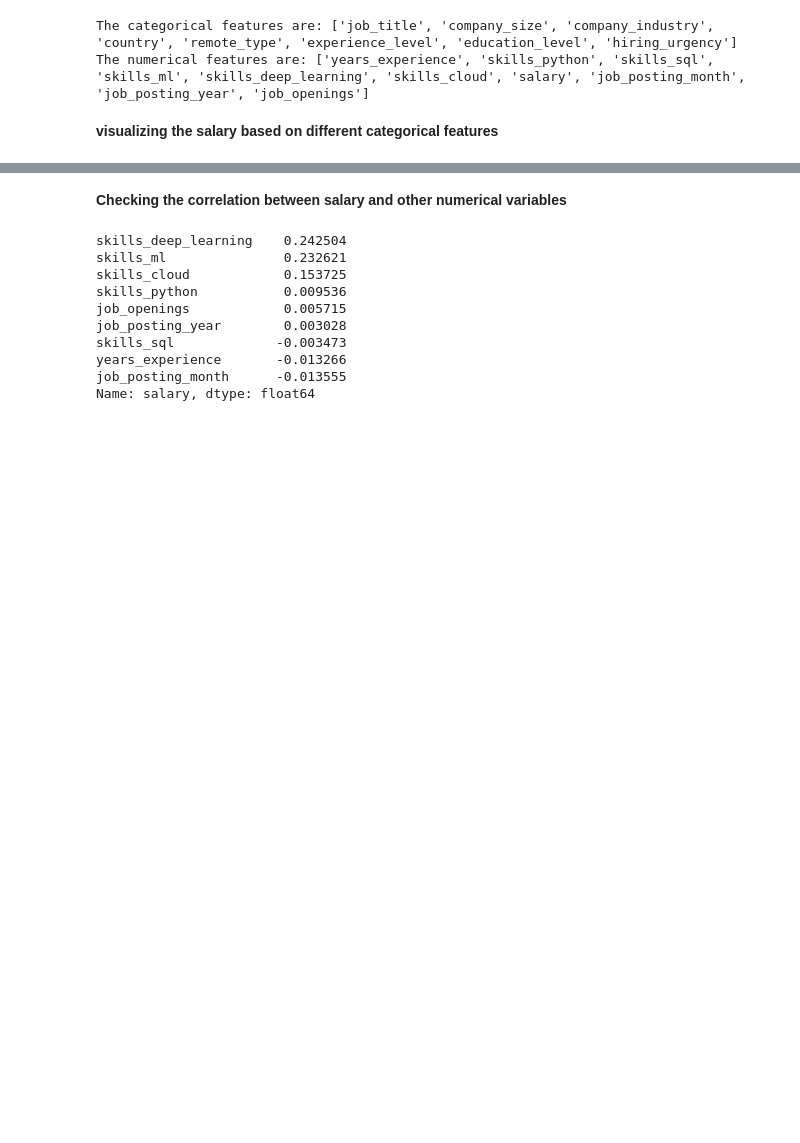
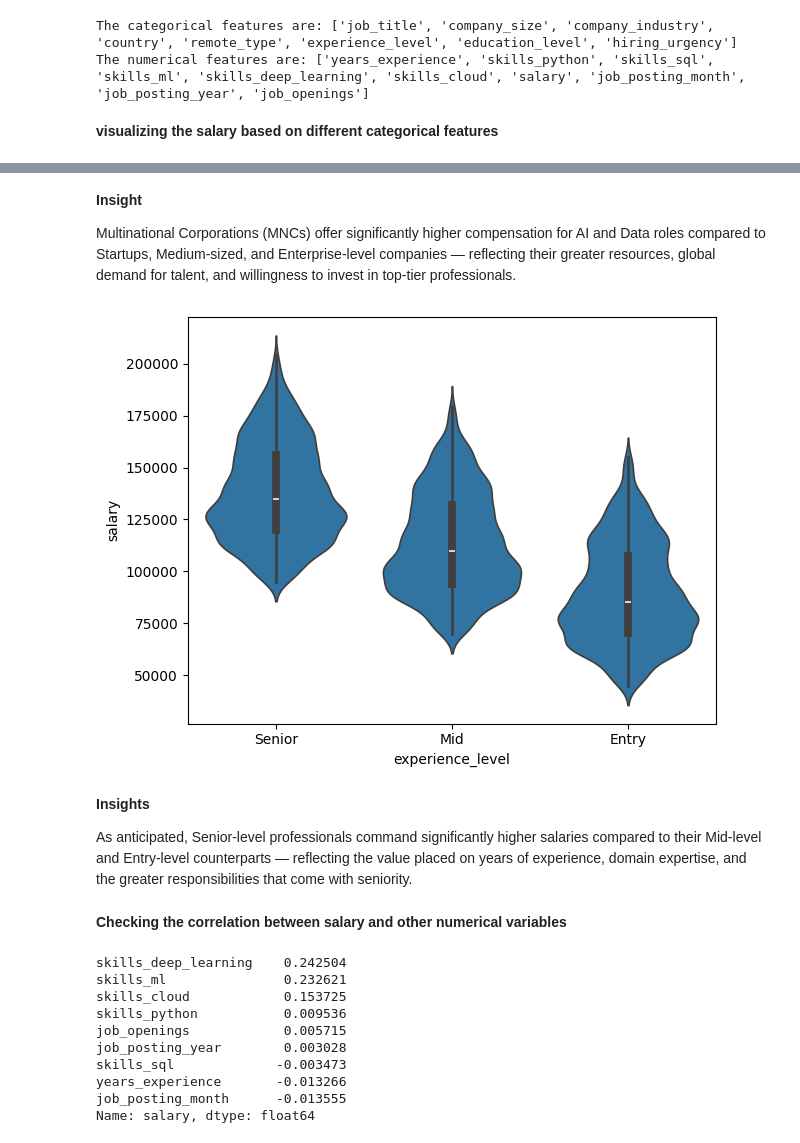
Before and after one commit to AsokTamang/Data_science, a Jupyter notebook: notebook/EDA.ipynb, the cells around one changed output, grey strips where cells are left out. Cells and saved outputs as stored; diff of their text form; code cells hidden in the pictures; blank space fills up the shorter version.

```diff
--- a/notebook/EDA.ipynb
+++ b/notebook/EDA.ipynb
@@ -236,3 +185,17 @@ for feature in categorical_features:
+# %% [markdown]
+**Insight**
+
+Multinational Corporations (MNCs) offer significantly higher compensation for AI and Data roles compared to Startups, Medium-sized, and Enterprise-level companies — reflecting their greater resources, global demand for talent, and willingness to invest in top-tier professionals.
+# %%
+sns.violinplot(x='experience_level',y='salary',data=df)
+plt.tight_layout()
+plt.show()
+# %% [output]
+[figure, added]
+# %% [markdown]
+**Insights**
+
+As anticipated, Senior-level professionals command significantly higher salaries compared to their Mid-level and Entry-level counterparts — reflecting the value placed on years of experience, domain expertise, and the greater responsibilities that come with seniority.
 # %% [markdown]
 **Checking the correlation between salary and other numerical variables**
 # %%
```
Also changed, not shown: parts of 24 cells of this notebook, 1 other file.
